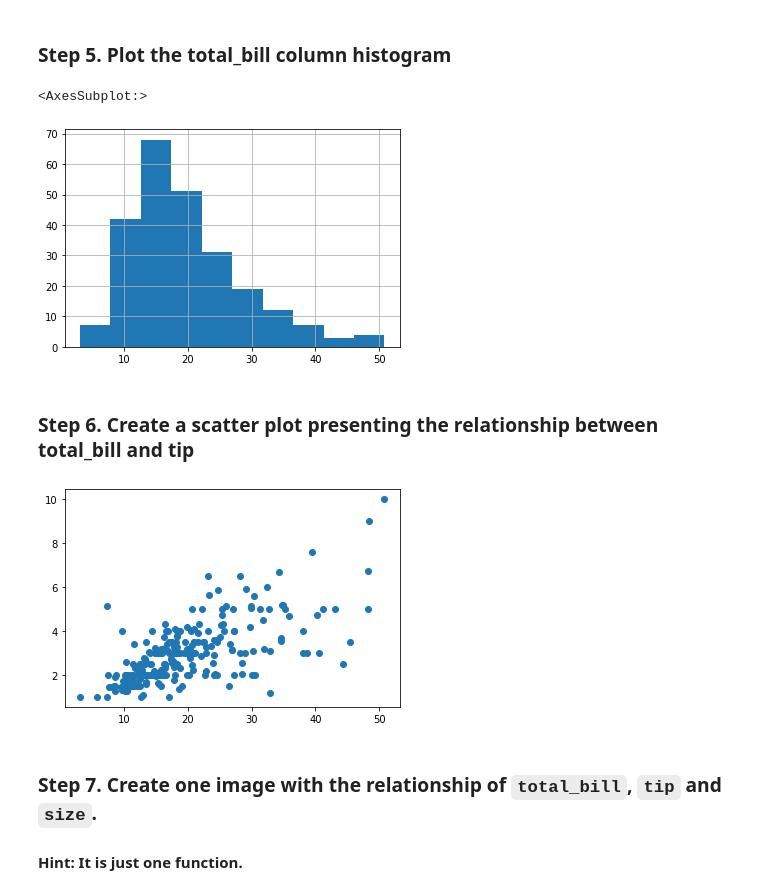
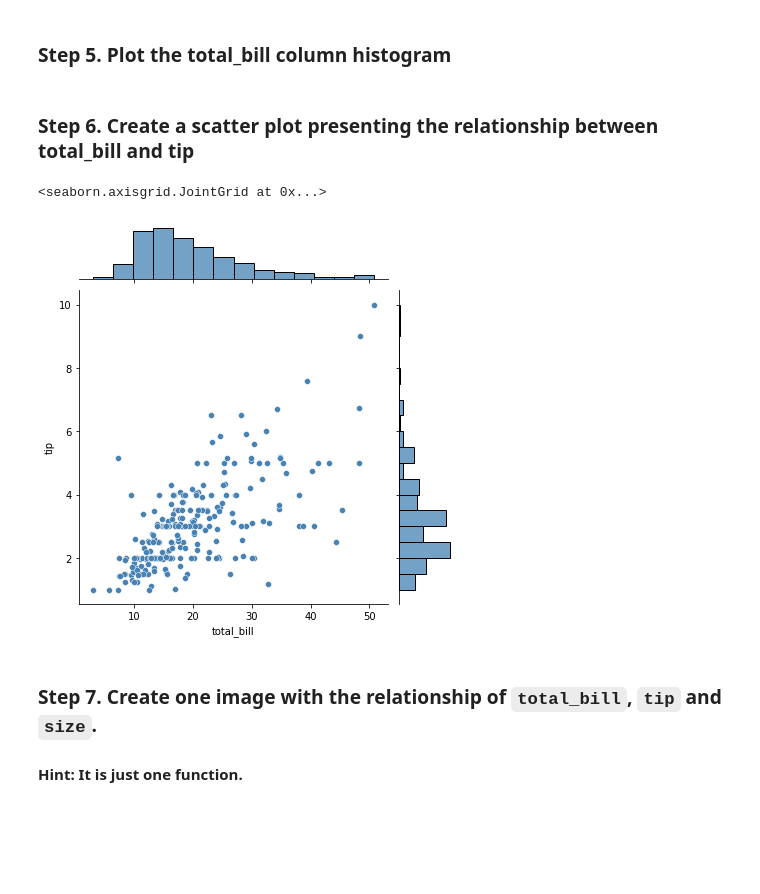
Before and after one commit to SoniaCobPac/the_bridge_bootcamp, a Jupyter notebook: week5_EDA_scraping_eda_summary/day4_correlation_matrix_outliers_rare/exercises/Tips_viz.ipynb, the cells around one changed output. Drawn from its saved outputs; the diff is of its cells as text; code cells hidden in the pictures; blank space fills up the shorter version.

```diff
--- a/week5_EDA_scraping_eda_summary/day4_correlation_matrix_outliers_rare/exercises/Tips_viz.ipynb
+++ b/week5_EDA_scraping_eda_summary/day4_correlation_matrix_outliers_rare/exercises/Tips_viz.ipynb
@@ -58,8 +59,3 @@ tips
 244 rows × 7 columns
 # %% [markdown]
 ### Step 5. Plot the total_bill column histogram
-# %%
-tips["total_bill"].hist()
-# %% [output]
-<AxesSubplot:>
-[figure, removed]
@@ -66,10 +70,11 @@ tips["total_bill"].hist()
 # %% [markdown]
 ### Step 6. Create a scatter plot presenting the relationship between total_bill and tip
-# %%
-plt.scatter(tips["total_bill"], tips["tip"])
-plt.show()
-# %% [output]
-[figure, removed]
+# %%
+sns.jointplot(x = tips["total_bill"], y = tips["tip"],
+             color = 'steelblue')
+# %% [output]
+<seaborn.axisgrid.JointGrid at 0x...>
+[figure, added]
 # %% [markdown]
 ### Step 7.  Create one image with the relationship of `total_bill`, `tip` and `size`.
 #### Hint: It is just one function.
```
Also changed, not shown: parts of 13 cells of this notebook, 7 other files.
